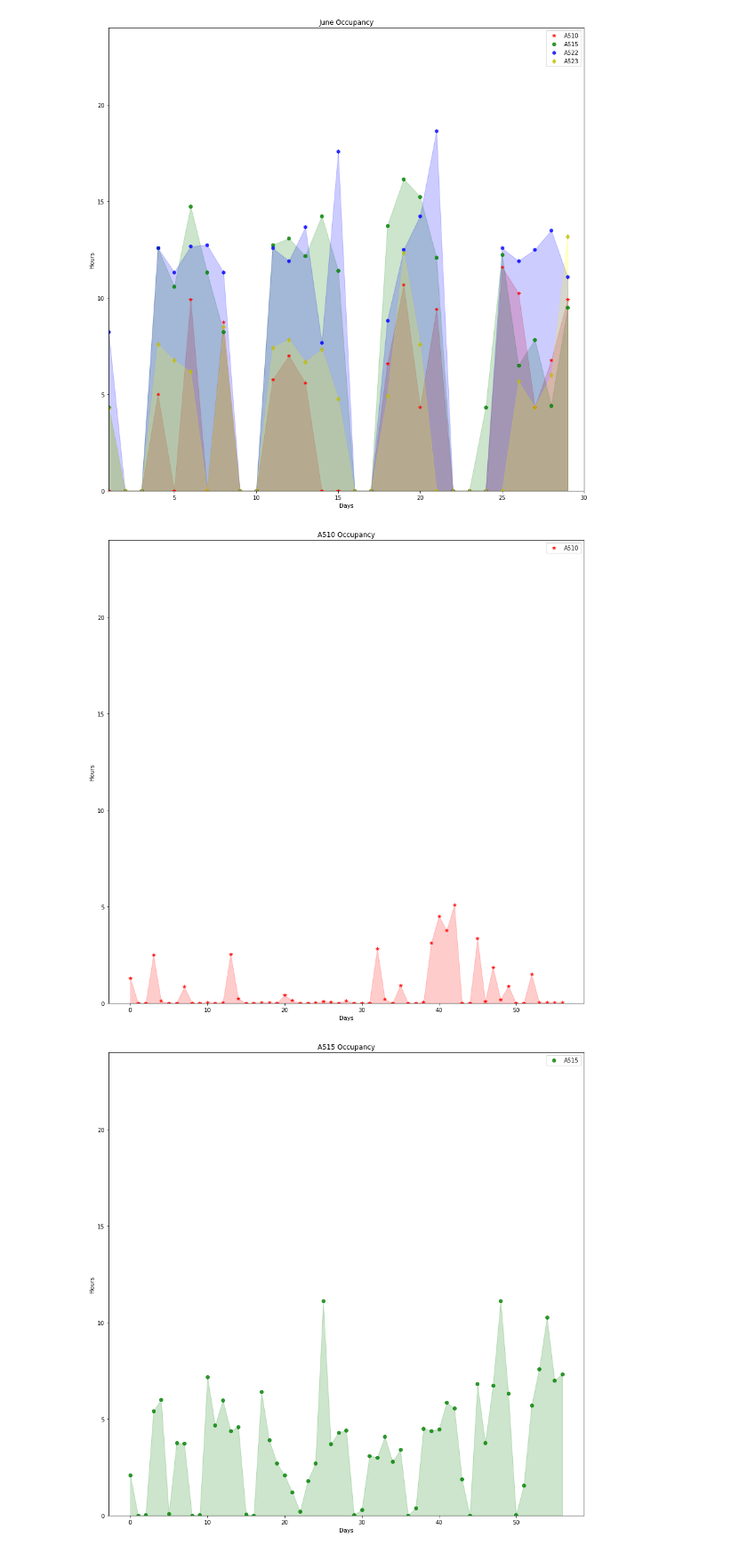
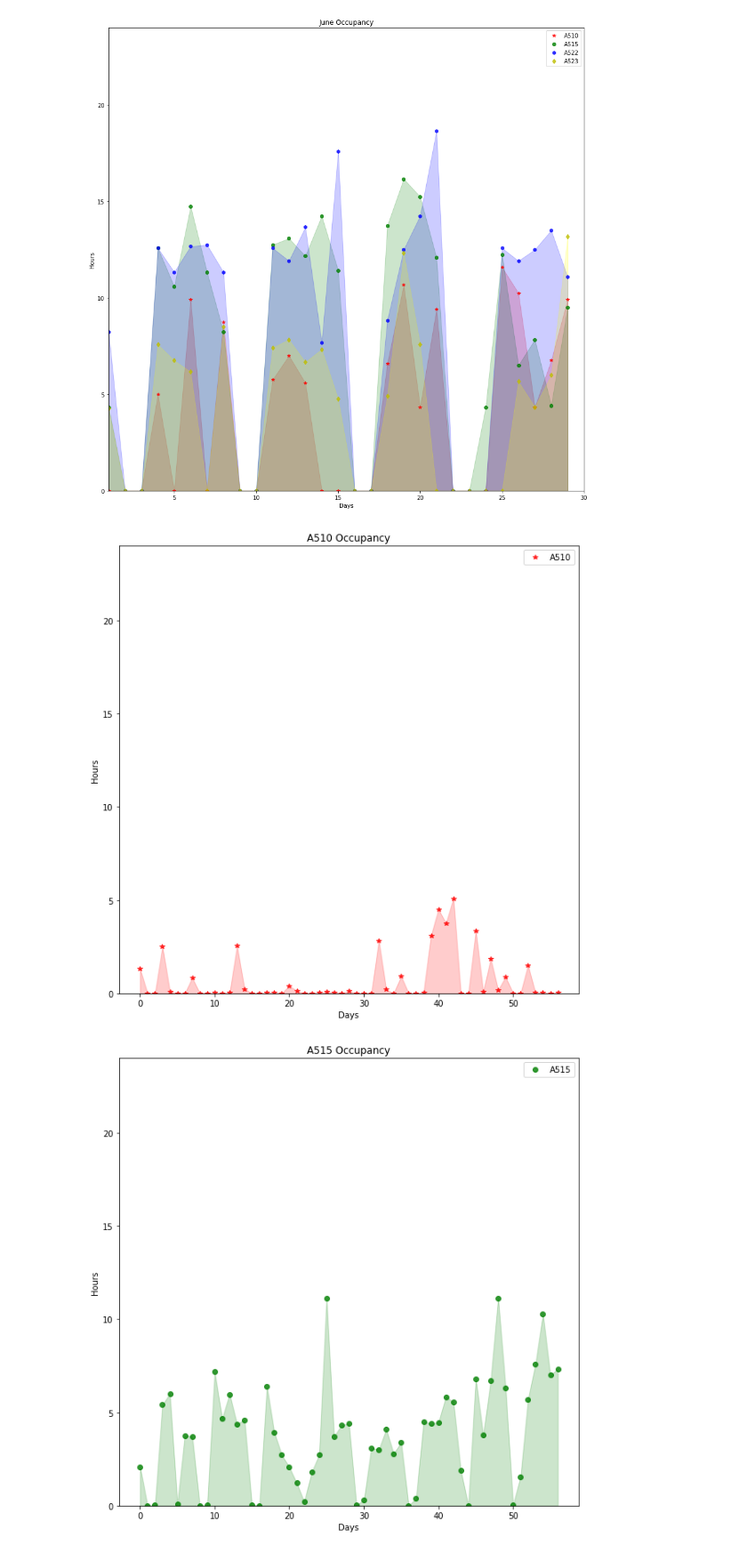
Before and after one commit to T3SC/smart-energy, a Jupyter notebook: occupancy_analysis.ipynb, the cells around one changed output. Shown at 89% size. Saved outputs shown, nothing was run; the diff lists cells and outputs as text; code cells hidden in the pictures.

Commit message:
Helvar Graph size decreased

```diff
--- a/occupancy_analysis.ipynb
+++ b/occupancy_analysis.ipynb
@@ -111,29 +111,29 @@ plt.show()
 # %%
 rooms = ["A510","A515","A522","A523","A526","A527","A529"]
 colors = ['r','g','b','y','c','k','b']
 marker = ['*','o','h','d','s','>','+']
 color_names = ['red','green','blue','yellow','cyan','black','blue']
 
 for i,r in enumerate(rooms):
     with open('data/UsageRate/'+r+'.txt') as k:
         temp = json.load(k,encoding='latin1')
 
     temperature = [float(t['Usage']) for t in reversed(temp)]
 
-    fig = plt.figure(figsize=(15,15))
+    fig = plt.figure(figsize=(10,10))
     ax = fig.add_subplot(111)
     #ax.set_xlim([1,len(months[m][r])])
     ax.set_ylim([0,24])
     ax.plot(temperature, colors[i]+marker[i], label= r, alpha=0.8)
     d = scipy.zeros(len(temperature))
     X = [x for x in range(0,len(temperature))]
     ax.fill_between(X,d,temperature, interpolate=True, color=color_names[i], alpha=0.2)
     ax.legend(loc='best')
     ax.set_xlabel('Days')
     ax.set_ylabel('Hours')
 
     plt.title(r+" Occupancy")
 plt.show()
 # %% [output]
-[figure, old version]
+[figure, new version]
-[figure, old version]
+[figure, new version]
```
Also changed, not shown: parts of 1 cell of this notebook.
